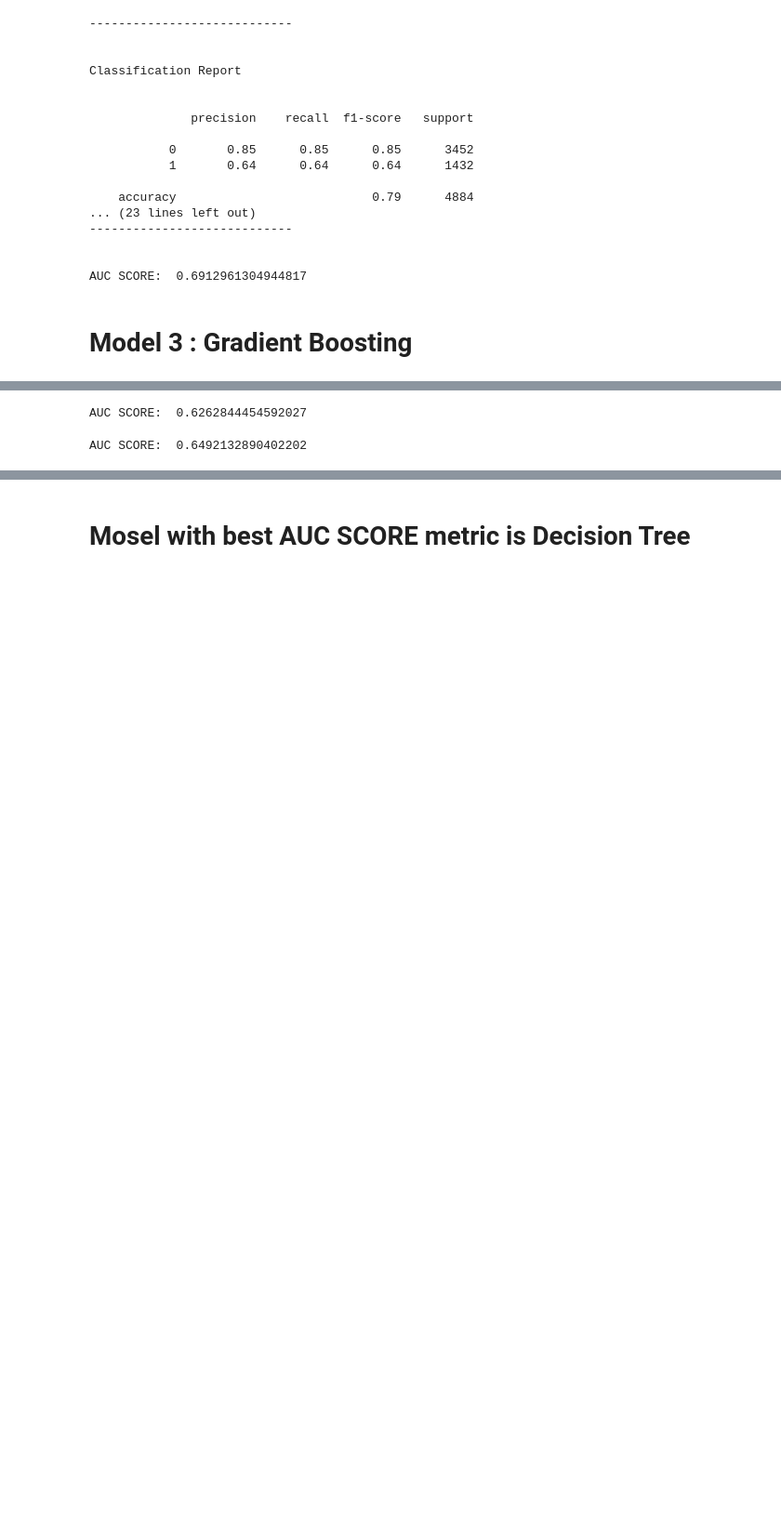
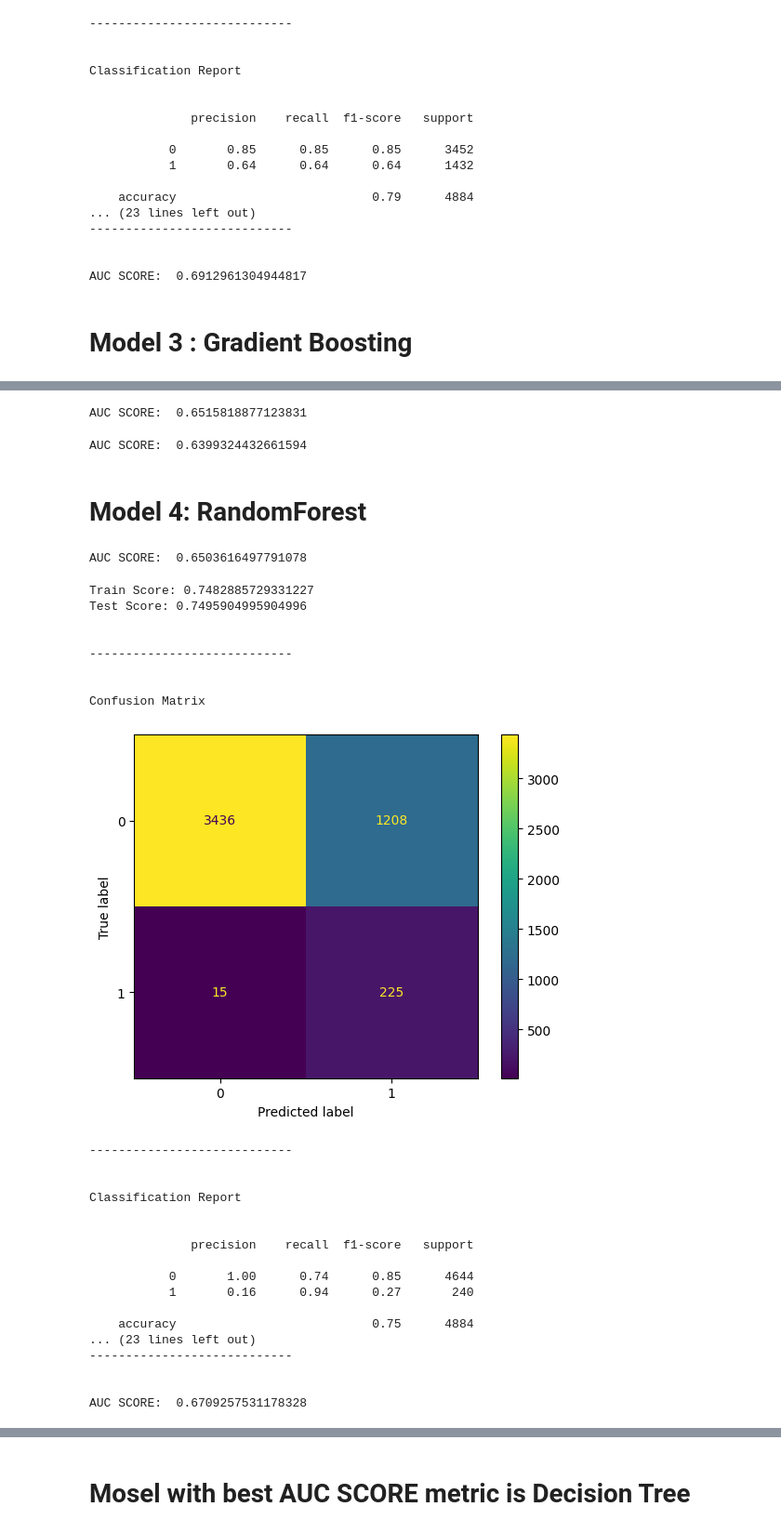
Before and after one commit to GrishkaYesenin/Spam-Classification-Challenge-ML-, a Jupyter notebook: Spam_ipnb.ipynb, the cells around one changed output, grey strips where cells are left out. Shown at 93% size. Drawn from its saved outputs; the diff is of its cells as text; code cells hidden in the pictures; blank space fills up the shorter version.

```diff
--- a/Spam_ipnb.ipynb
+++ b/Spam_ipnb.ipynb
@@ -260,7 +272,7 @@ from sklearn.metrics import auc
 from sklearn.model_selection import train_test_split
 
 
-clf1 = HistGradientBoostingClassifier()
+clf1 = HistGradientBoostingClassifier(max_depth=32)
 clf1.fit(train_X, train_y)
 
 preds = clf1.predict(test_X)
@@ -303,7 +315,7 @@ from sklearn.ensemble import GradientBoostingClassifier
 clf2 = GradientBoostingClassifier(n_estimators=100, #try 300
 								learning_rate=0.05,
 								random_state=100,
-								max_features=5 )
+								max_features=32 )
 clf2.fit(train_X, train_y)
 
 preds = clf2.predict(test_X)
@@ -311,12 +323,12 @@ prec, rec, _ = precision_recall_curve(test_y, preds, pos_label=1)
 
 print('AUC SCORE: ', auc(rec, prec))
 # %% [output]
-AUC SCORE:  0.6262844454592027
+AUC SCORE:  0.6515818877123831
 # %%
 clf3 = GradientBoostingClassifier(n_estimators=300, #try 300
 								learning_rate=0.05,
 								random_state=100,
-								max_features=3 )
+								max_features=32 )
 clf3.fit(train_X, train_y)
 
 preds = clf3.predict(test_X)
@@ -324,4 +336,46 @@ prec, rec, _ = precision_recall_curve(test_y, preds, pos_label=1)
 
 print('AUC SCORE: ', auc(rec, prec))
 # %% [output]
-AUC SCORE:  0.6492132890402202
+AUC SCORE:  0.6399324432661594
+# %% [markdown]
+# Model 4: RandomForest
+# %%
+from sklearn.ensemble import RandomForestClassifier
+
+rndFrst = RandomForestClassifier(n_estimators=300, max_depth=7, random_state=0)
+rndFrst.fit(train_X, train_y)
+preds = rndFrst.predict(test_X)
+prec, rec, _ = precision_recall_curve(test_y, preds, pos_label=1)
+
+print('AUC SCORE: ', auc(rec, prec))
+# %% [output]
+AUC SCORE:  0.6503616497791078
+# %%
+ML(rndFrst)
+# %% [output]
+Train Score: 0.7482885729331227
+Test Score: 0.7495904995904996
+
+
+----------------------------
+
+
+Confusion Matrix
+[figure, added]
+----------------------------
+
+
+Classification Report
+
+
+              precision    recall  f1-score   support
+
+           0       1.00      0.74      0.85      4644
+           1       0.16      0.94      0.27       240
+
+    accuracy                           0.75      4884
+... (23 lines left out)
+----------------------------
+
+
+AUC SCORE:  0.6709257531178328
```
Also changed, not shown: parts of 16 cells of this notebook.
